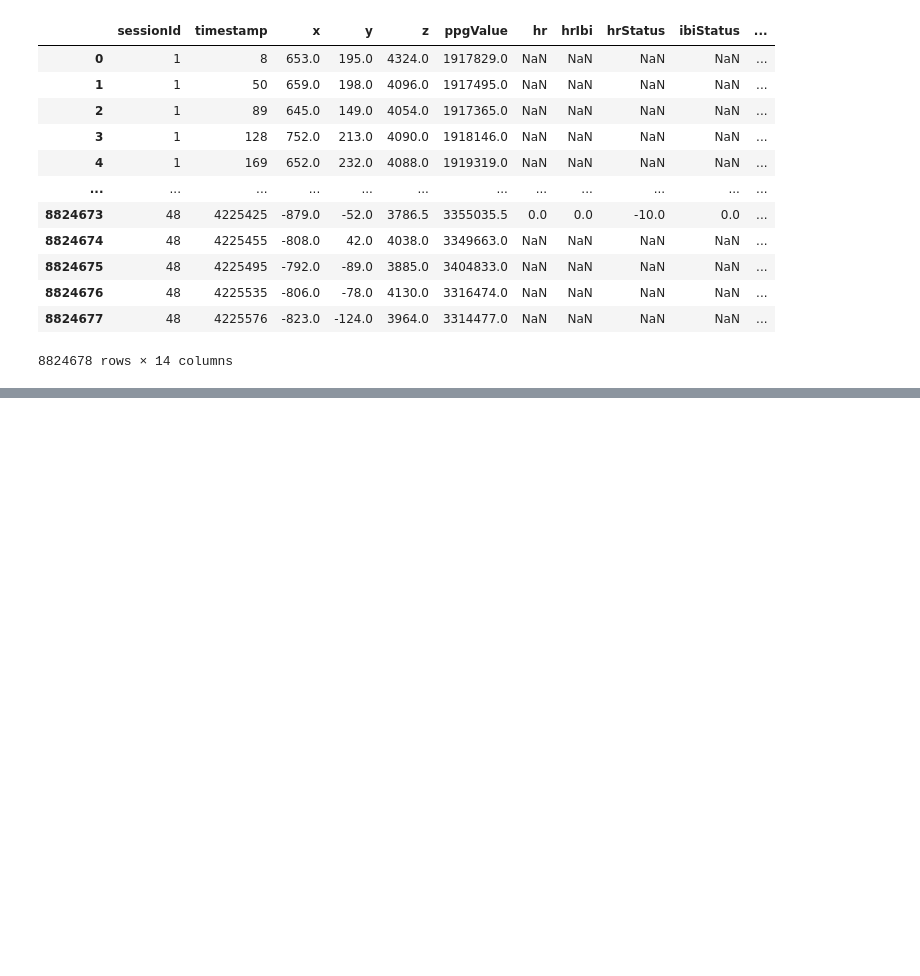
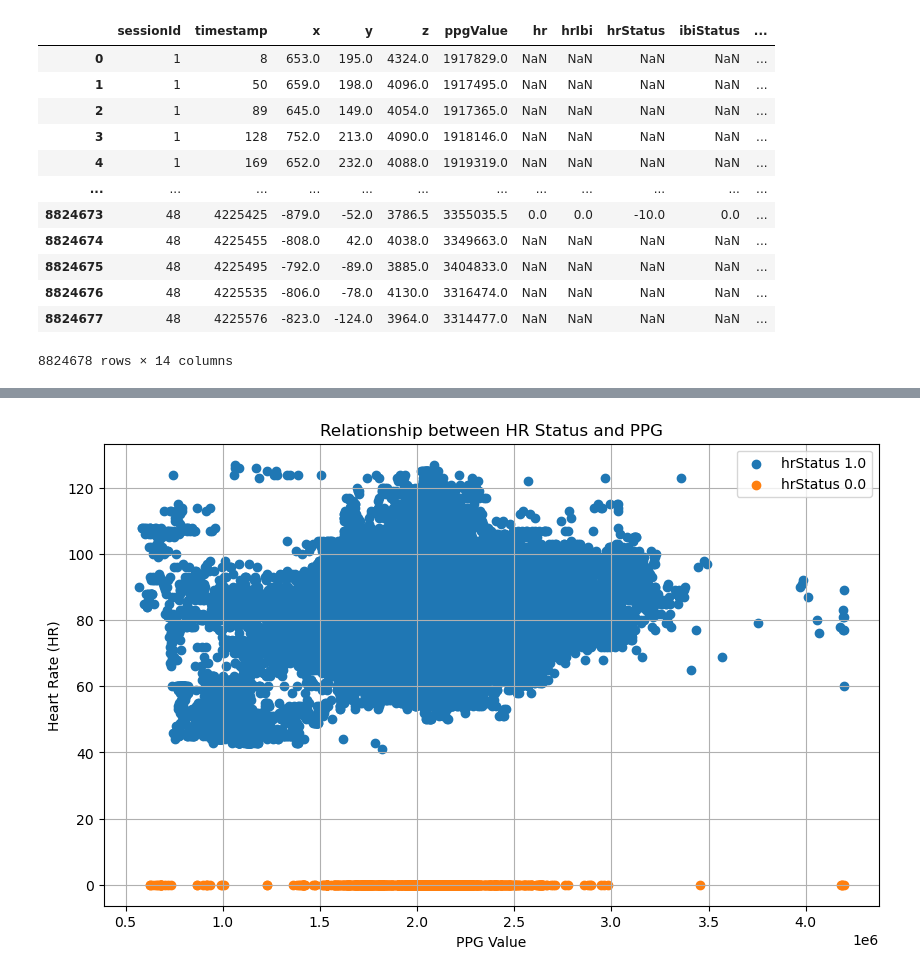
Before and after one commit to albertkkk/BDT_Easywin, a Jupyter notebook: BDC.ipynb, the cells around one changed output, grey strips where cells are left out. Cells and saved outputs as stored; diff of their text form; code cells hidden in the pictures; blank space fills up the shorter version.

```diff
--- a/BDC.ipynb
+++ b/BDC.ipynb
@@ -211,0 +238,25 @@ dtype: int64
+# %%
+import matplotlib.pyplot as plt
+
+# 获取不同 hrStatus 的唯一值
+hr_statuses = filtered_df['hrStatus'].unique()
+
+# 创建子图
+fig, ax = plt.subplots(figsize=(10, 6))
+
+# 遍历不同 hrStatus，并绘制对应的散点图
+for status in hr_statuses:
+    subset_df = filtered_df[filtered_df['hrStatus'] == status]
+    ax.scatter(subset_df['ppgValue'], subset_df['hr'], label=f'hrStatus {status}')
+
+# 添加标题和标签
+ax.set_title('Relationship between HR Status and PPG')
+ax.set_xlabel('PPG Value')
+ax.set_ylabel('Heart Rate (HR)')
+ax.legend()
+ax.grid(True)
+
+# 显示图表
+plt.show()
+# %% [output]
+[figure, added]
```
Also changed, not shown: parts of 13 cells of this notebook.
